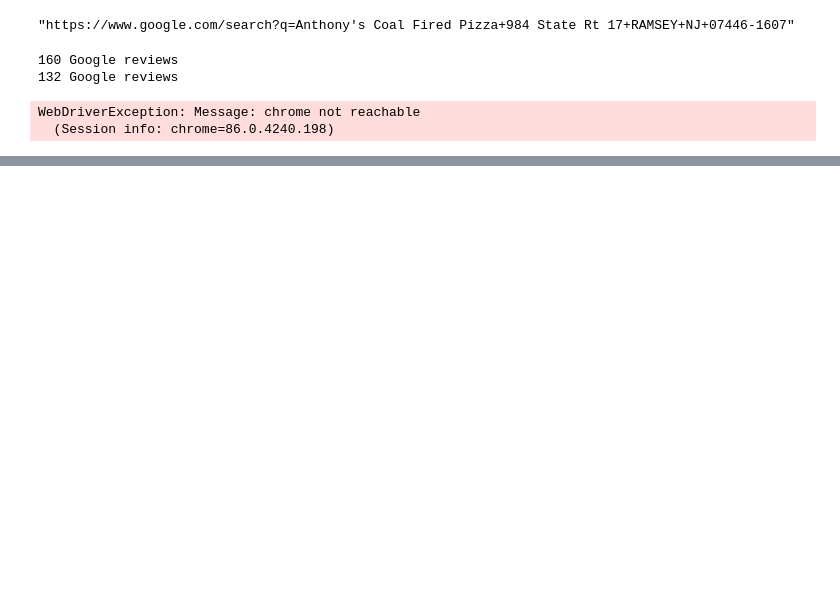
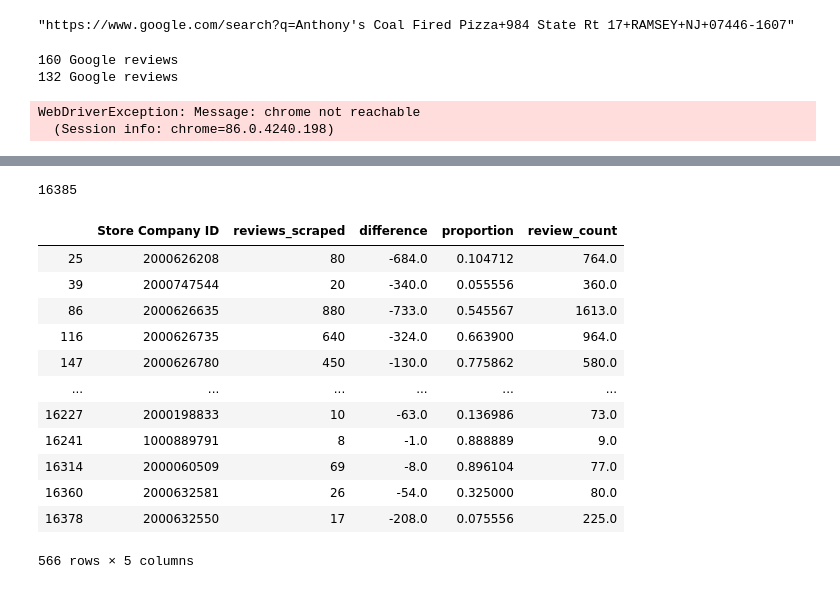
Before and after one commit to spencerqbrown/clean, a Jupyter notebook: evaluation.ipynb, the cells around one changed output, grey strips where cells are left out. Cells and saved outputs as stored; diff of their text form; code cells hidden in the pictures; blank space fills up the shorter version.

```diff
--- a/evaluation.ipynb
+++ b/evaluation.ipynb
@@ -32,3 +34,11 @@ evaluate_locations(data_path=data_path, output_path=output_path, id_col=id_col,
 132 Google reviews
 WebDriverException: Message: chrome not reachable
   (Session info: chrome=86.0.4240.198)
+# %%
+import pandas as pd
+from utilities import get_files
+files = get_files("C:\\Users\\Spencer\\Desktop\\clean\\data\\evaluations", "csv")
+# %%
+evaluations = pd.read_csv(files[0])
+for file in files[1:]:
+    evaluations = pd.concat([evaluations, pd.read_csv(file)], ignore_index=True)
@@ -34,0 +54,4 @@ WebDriverException: Message: chrome not reachable
+# %%
+len(evaluations)
+# %% [output]
+16385
@@ -34,0 +68,16 @@ WebDriverException: Message: chrome not reachable
+# %%
+evaluations[(evaluations["proportion"] < 0.9)]
+# %% [output]
+|  | Store Company ID | reviews_scraped | difference | proportion | review_count |
+| 25 | 2000626208 | 80 | -684.0 | 0.104712 | 764.0 |
+| 39 | 2000747544 | 20 | -340.0 | 0.055556 | 360.0 |
+| 86 | 2000626635 | 880 | -733.0 | 0.545567 | 1613.0 |
+| 116 | 2000626735 | 640 | -324.0 | 0.663900 | 964.0 |
+| 147 | 2000626780 | 450 | -130.0 | 0.775862 | 580.0 |
+| ... | ... | ... | ... | ... | ... |
+| 16227 | 2000198833 | 10 | -63.0 | 0.136986 | 73.0 |
+| 16241 | 1000889791 | 8 | -1.0 | 0.888889 | 9.0 |
+| 16314 | 2000060509 | 69 | -8.0 | 0.896104 | 77.0 |
+| 16360 | 2000632581 | 26 | -54.0 | 0.325000 | 80.0 |
+| 16378 | 2000632550 | 17 | -208.0 | 0.075556 | 225.0 |
+566 rows × 5 columns
```
Also changed, not shown: parts of 50 cells of this notebook, 6 other files.
